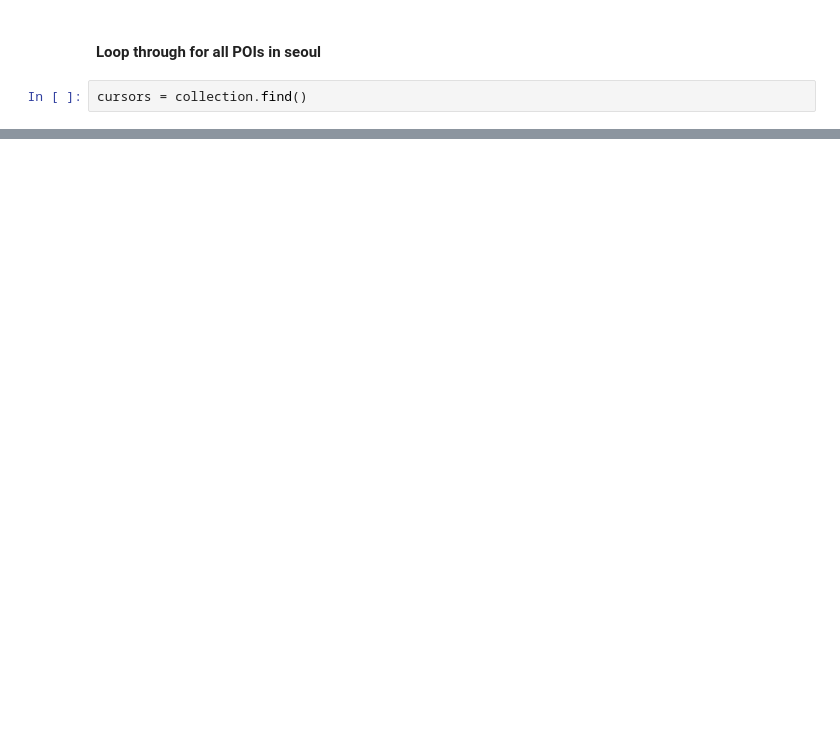
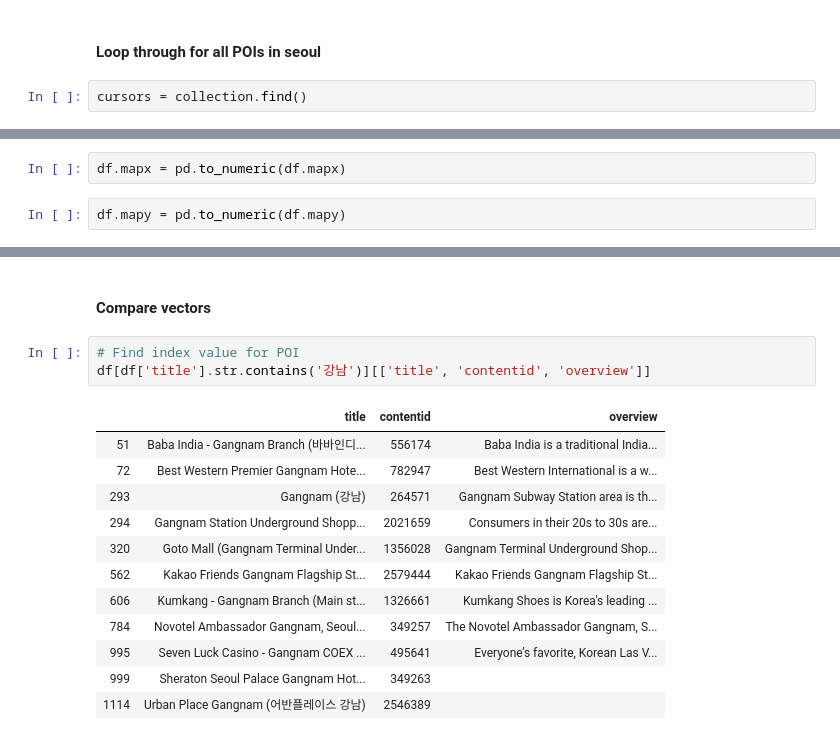
Before and after one commit to Teosoft7/place_recommendation_for_trip, a Jupyter notebook: data_aquisition.ipynb, the cells around one changed output, grey strips where cells are left out. Drawn from its saved outputs; the diff is of its cells as text; blank space fills up the shorter version.

```diff
--- a/data_aquisition.ipynb
+++ b/data_aquisition.ipynb
@@ -114,0 +263,4 @@ end at : 2019-10-18 01:15:05.931715
+# %%
+df.mapx = pd.to_numeric(df.mapx)
+# %%
+df.mapy = pd.to_numeric(df.mapy)
@@ -114,0 +405,18 @@ end at : 2019-10-18 01:15:05.931715
+# %% [markdown]
+#### Compare vectors
+# %%
+# Find index value for POI
+df[df['title'].str.contains('강남')][['title', 'contentid', 'overview']]
+# %% [output]
+|  | title | contentid | overview |
+| 51 | Baba India - Gangnam Branch (바바인디... | 556174 | Baba India is a traditional India... |
+| 72 | Best Western Premier Gangnam Hote... | 782947 | Best Western International is a w... |
+| 293 | Gangnam (강남) | 264571 | Gangnam Subway Station area is th... |
+| 294 | Gangnam Station Underground Shopp... | 2021659 | Consumers in their 20s to 30s are... |
+| 320 | Goto Mall (Gangnam Terminal Under... | 1356028 | Gangnam Terminal Underground Shop... |
+| 562 | Kakao Friends Gangnam Flagship St... | 2579444 | Kakao Friends Gangnam Flagship St... |
+| 606 | Kumkang - Gangnam Branch (Main st... | 1326661 | Kumkang Shoes is Korea's leading ... |
+| 784 | Novotel Ambassador Gangnam, Seoul... | 349257 | The Novotel Ambassador Gangnam, S... |
+| 995 | Seven Luck Casino - Gangnam COEX ... | 495641 | Everyone’s favorite, Korean Las V... |
+| 999 | Sheraton Seoul Palace Gangnam Hot... | 349263 |  |
+| 1114 | Urban Place Gangnam (어반플레이스 강남) | 2546389 |  |
```
Also changed, not shown: parts of 40 cells of this notebook, 1 other file.
